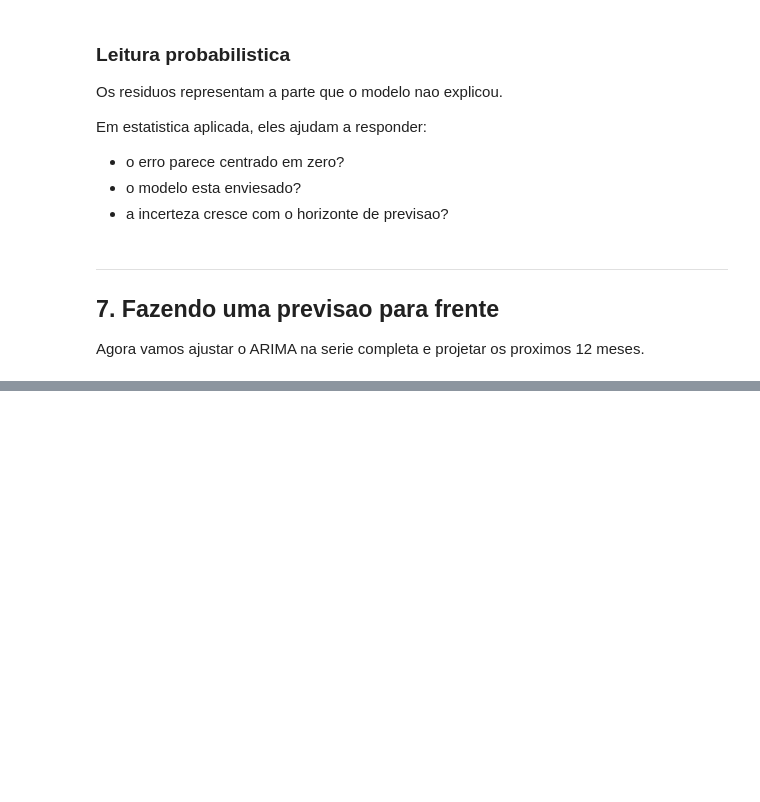
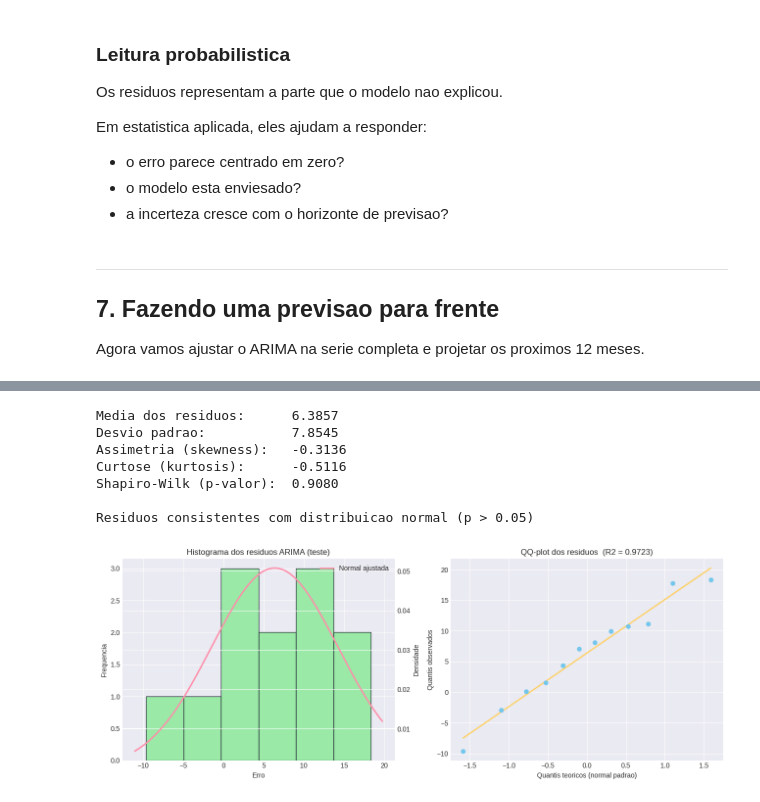
Before and after one commit to afonsolelis/lives, a Jupyter notebook: pages/applied-math/live-3.ipynb, the cells around one changed output, grey strips where cells are left out. Cells and saved outputs as stored; diff of their text form; code cells hidden in the pictures; blank space fills up the shorter version.

```diff
--- a/pages/applied-math/live-3.ipynb
+++ b/pages/applied-math/live-3.ipynb
@@ -306,0 +364,57 @@ Prever o futuro nao e magia. E extrair padroes do passado com cuidado estatistic
+# %%
+from scipy import stats
+
+residuos_arima = y_test - pred_test_arima
+
+media_res = np.mean(residuos_arima)
+std_res   = np.std(residuos_arima)
+skew_res  = stats.skew(residuos_arima)
+kurt_res  = stats.kurtosis(residuos_arima)
+_, p_shapiro = stats.shapiro(residuos_arima)
+
+print(f'Media dos residuos:      {media_res:.4f}')
+print(f'Desvio padrao:           {std_res:.4f}')
+print(f'Assimetria (skewness):   {skew_res:.4f}')
+print(f'Curtose (kurtosis):      {kurt_res:.4f}')
+print(f'Shapiro-Wilk (p-valor):  {p_shapiro:.4f}')
+print()
+if p_shapiro > 0.05:
+    print('Residuos consistentes com distribuicao normal (p > 0.05)')
+else:
+    print('Residuos divergem da normalidade (p <= 0.05)')
+
+fig, axes = plt.subplots(1, 2, figsize=(13, 5))
+
+# Histograma
+axes[0].hist(residuos_arima, bins=6, color='#8ce99a', edgecolor='#1e1e2e', alpha=0.85)
+xmin, xmax = axes[0].get_xlim()
+xs = np.linspace(xmin, xmax, 200)
+pdf = stats.norm.pdf(xs, media_res, std_res)
+ax2 = axes[0].twinx()
+ax2.plot(xs, pdf, color='#ff8fab', linewidth=2.2, label='Normal ajustada')
+ax2.set_ylabel('Densidade')
+ax2.legend(loc='upper right')
+axes[0].set_title('Histograma dos residuos ARIMA (teste)')
+axes[0].set_xlabel('Erro')
+axes[0].set_ylabel('Frequencia')
+
+# QQ-plot
+(osm, osr), (slope_qq, intercept_qq, r_qq) = stats.probplot(residuos_arima, dist='norm')
+axes[1].scatter(osm, osr, color='#74c7ec', zorder=3)
+line_y = slope_qq * np.array([osm[0], osm[-1]]) + intercept_qq
+axes[1].plot([osm[0], osm[-1]], line_y, color='#ffd166', linewidth=2)
+axes[1].set_title(f'QQ-plot dos residuos  (R2 = {r_qq**2:.4f})')
+axes[1].set_xlabel('Quantis teoricos (normal padrao)')
+axes[1].set_ylabel('Quantis observados')
+
+plt.tight_layout()
+plt.show()
+# %% [output]
+Media dos residuos:      6.3857
+Desvio padrao:           7.8545
+Assimetria (skewness):   -0.3136
+Curtose (kurtosis):      -0.5116
+Shapiro-Wilk (p-valor):  0.9080
+
+Residuos consistentes com distribuicao normal (p > 0.05)
+[figure, added]
```
Also changed, not shown: parts of 27 cells of this notebook.
